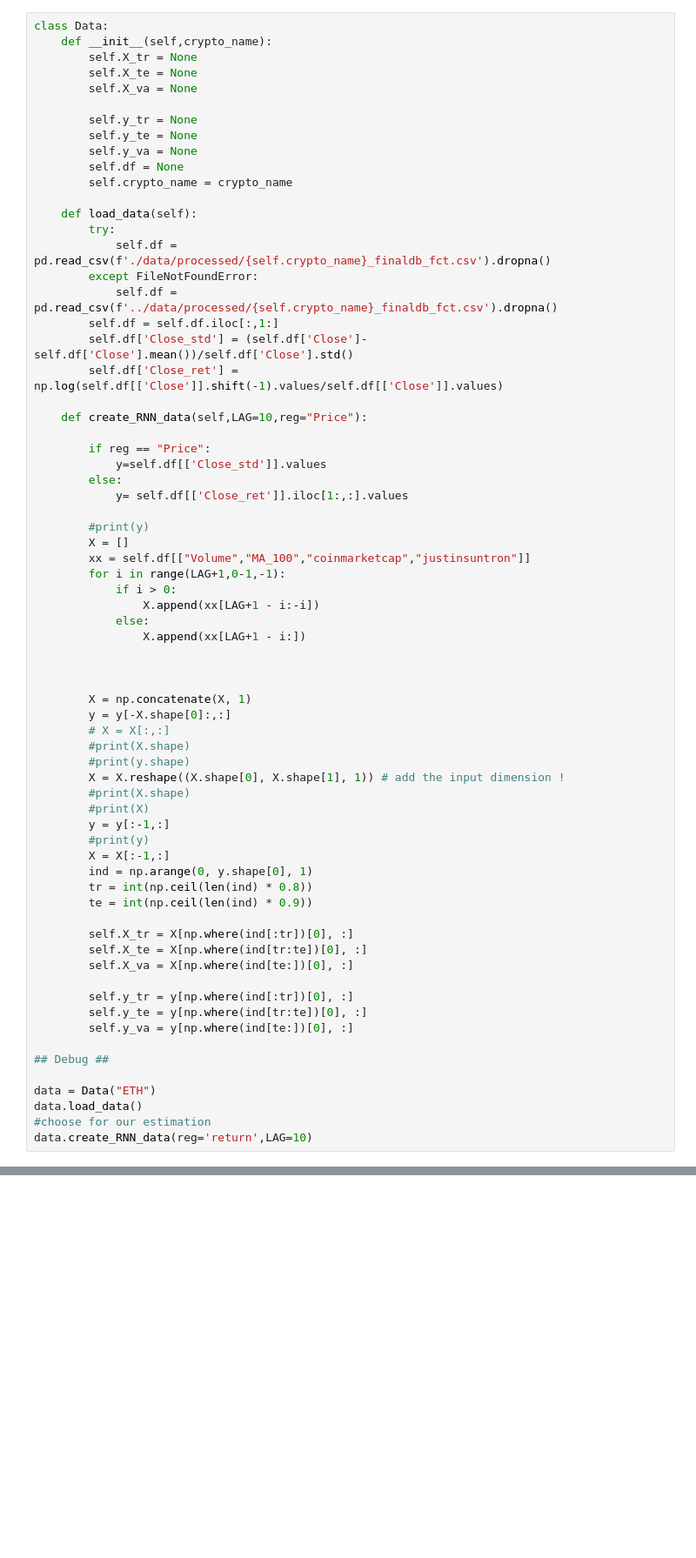
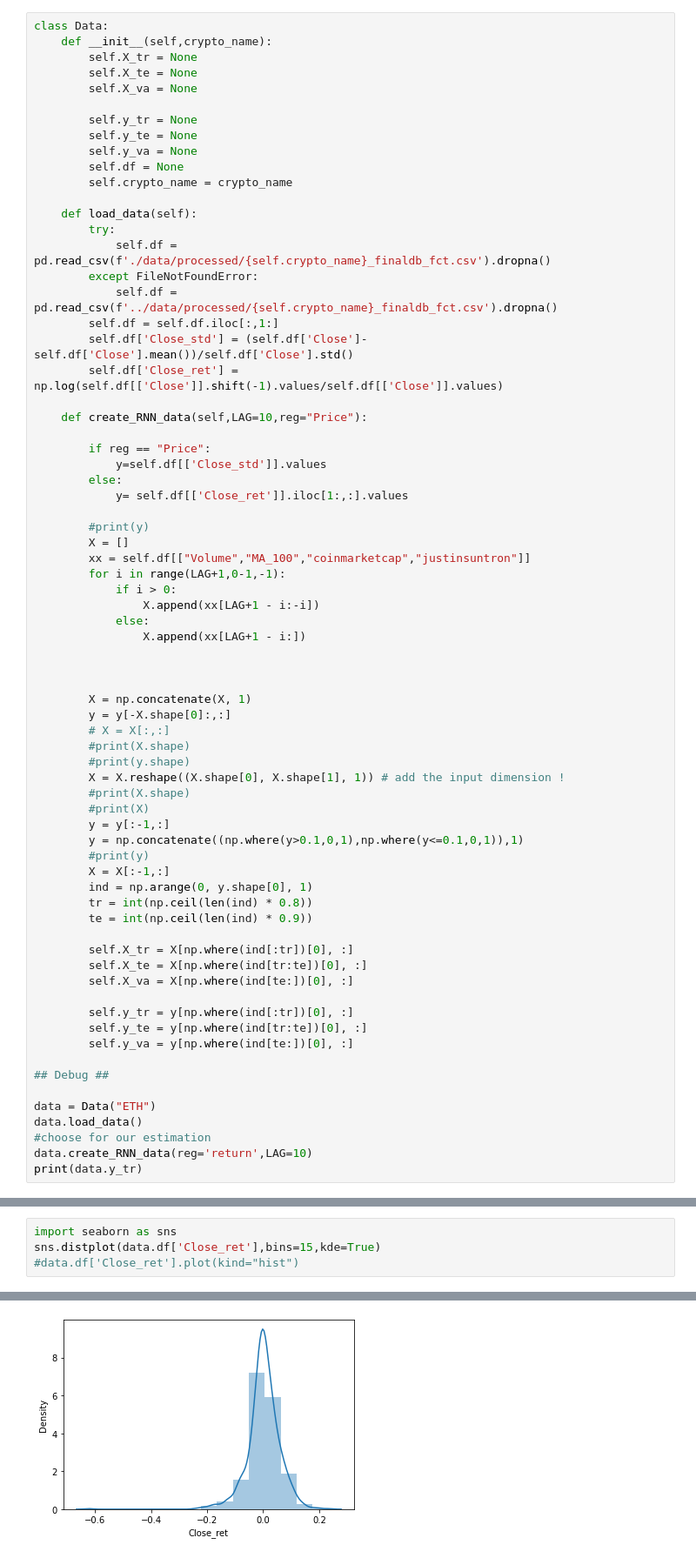
Before and after one commit to GuillaumePv/data-analysis-crypto, a Jupyter notebook: notebooks/debug_data.ipynb, the cells around one changed output, grey strips where cells are left out. Shown at 87% size. Saved outputs shown, nothing was run; the diff lists cells and outputs as text; blank space fills up the shorter version.

```diff
--- a/notebooks/debug_data.ipynb
+++ b/notebooks/debug_data.ipynb
@@ -56,6 +56,7 @@ class Data:
         #print(X.shape)
         #print(X)
         y = y[:-1,:]
+        y = np.concatenate((np.where(y>0.1,0,1),np.where(y<=0.1,0,1)),1)
         #print(y)
         X = X[:-1,:]
         ind = np.arange(0, y.shape[0], 1)
@@ -76,3 +77,4 @@ data = Data("ETH")
 data.load_data()
 #choose for our estimation
 data.create_RNN_data(reg='return',LAG=10)
+print(data.y_tr)
@@ -78,0 +89,5 @@ data.create_RNN_data(reg='return',LAG=10)
+# %%
+import seaborn as sns
+sns.distplot(data.df['Close_ret'],bins=15,kde=True)
+#data.df['Close_ret'].plot(kind="hist")
+# %% [output]
@@ -78,0 +95 @@ data.create_RNN_data(reg='return',LAG=10)
+[figure, added]
```
Also changed, not shown: parts of 10 cells of this notebook, 5 other files.
